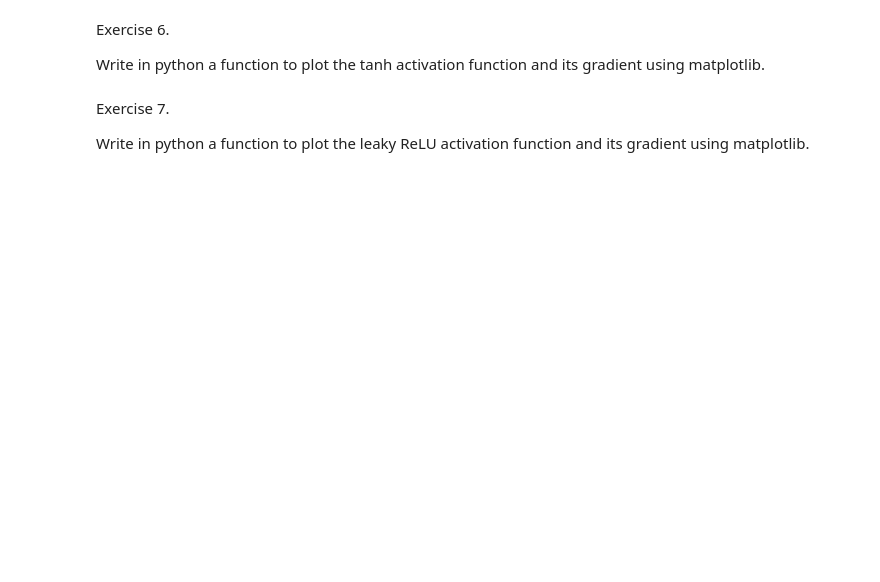
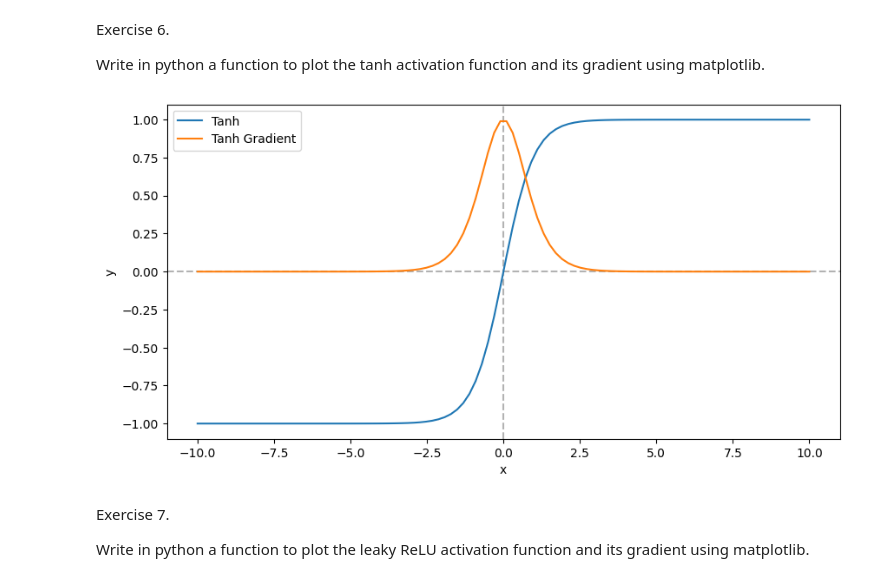
Before and after one commit to mihaicrisan04/UBB, a Jupyter notebook: Semester4/ai/a4/AI_lab_4_2023-unsolved 2 1.ipynb, the cells around one changed output. Cells and saved outputs as stored; diff of their text form; code cells hidden in the pictures; blank space fills up the shorter version.

```diff
--- a/Semester4/ai/a4/AI_lab_4_2023-unsolved 2 1.ipynb
+++ b/Semester4/ai/a4/AI_lab_4_2023-unsolved 2 1.ipynb
@@ -128,7 +252,45 @@ Exercise 6.
 
 Write in python a function to plot the tanh activation function and its gradient using matplotlib.
 # %%
-# your code here
+import matplotlib.pyplot as plt
+import numpy as np
+
+# Define the tanh function
+def tanh(x):
+    return np.tanh(x)
+
+# Define the tanh gradient function
+def tanh_gradient(x):
+    return 1 - np.tanh(x)**2
+
+# Generate a range of x values
+x = np.linspace(-10, 10, 100)
+
+# Compute the tanh and its gradient
+y = tanh(x)
+y_grad = tanh_gradient(x)
+
+# Create the plot
+plt.figure(figsize=(10, 5))
+plt.axhline(y=0, color='k', linestyle='--', alpha=0.3)
+plt.axvline(x=0, color='k', linestyle='--', alpha=0.3)
+
+
+# Plot the tanh function
+plt.plot(x, y, label='Tanh')
+
+# Plot the tanh gradient
+plt.plot(x, y_grad, label='Tanh Gradient')
+
+# Add labels and legend
+plt.xlabel('x')
+plt.ylabel('y')
+plt.legend()
+
+# Show the plot
+plt.show()
+# %% [output]
+[figure, added]
 # %% [markdown]
 Exercise 7.
 
```
Also changed, not shown: parts of 18 cells of this notebook.
